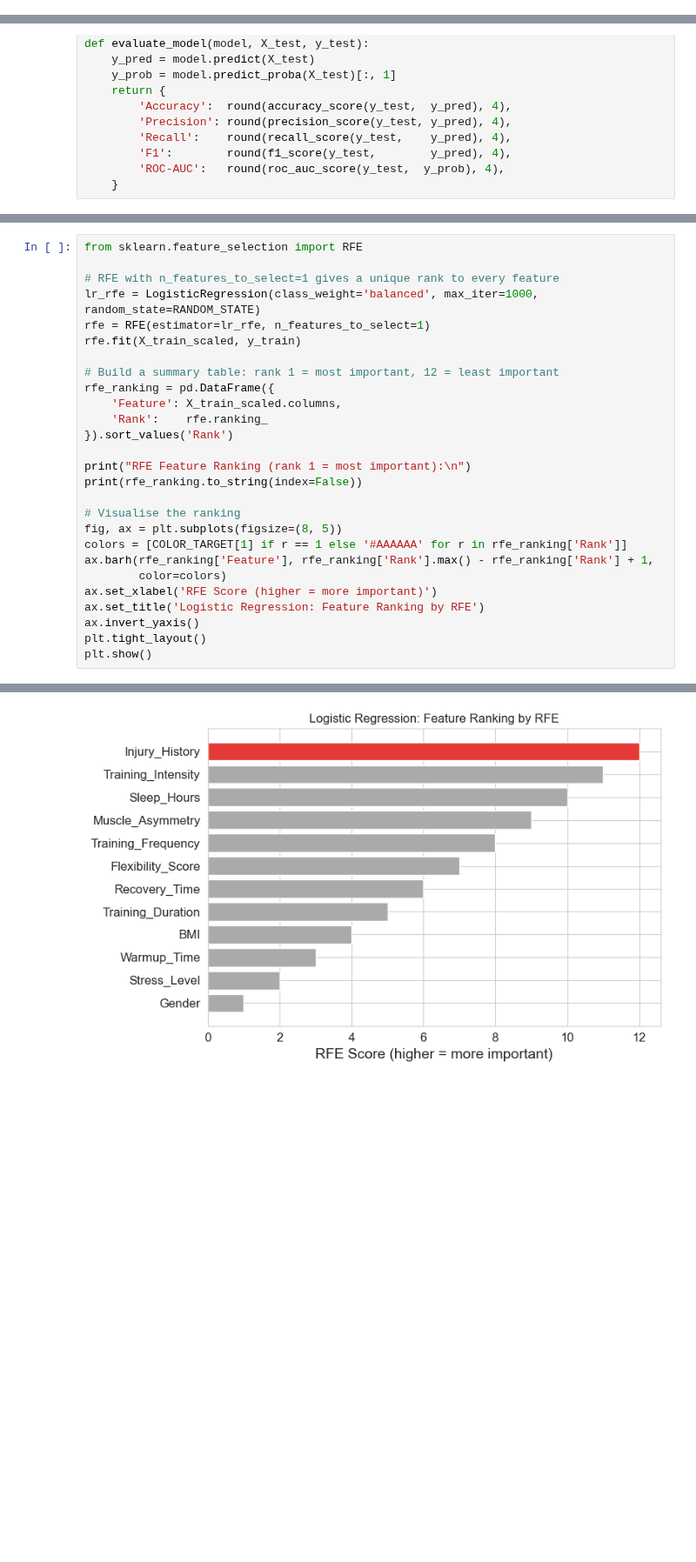
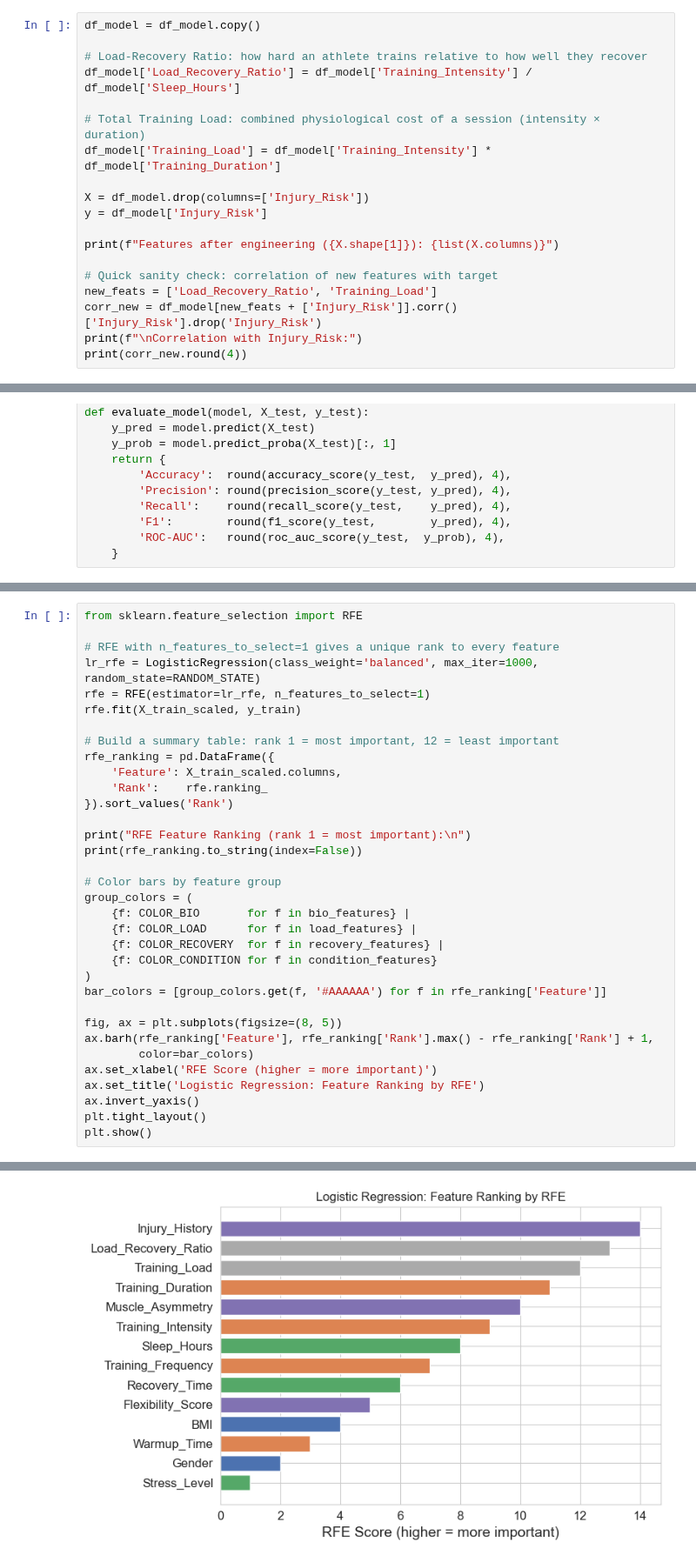
Before and after one commit to letti70033/ML-Athlete-Injury-Risk-Prediction, a Jupyter notebook: notebooks/injury_risk_model.ipynb, the cells around one changed output, grey strips where cells are left out. Shown at 87% size. Saved outputs shown, nothing was run; the diff lists cells and outputs as text; blank space fills up the shorter version.

```diff
--- a/notebooks/injury_risk_model.ipynb
+++ b/notebooks/injury_risk_model.ipynb
@@ -536,0 +553,19 @@ Target: Injury_Risk, shape: (600,)
+# %%
+df_model = df_model.copy()
+
+# Load-Recovery Ratio: how hard an athlete trains relative to how well they recover
+df_model['Load_Recovery_Ratio'] = df_model['Training_Intensity'] / df_model['Sleep_Hours']
+
+# Total Training Load: combined physiological cost of a session (intensity × duration)
+df_model['Training_Load'] = df_model['Training_Intensity'] * df_model['Training_Duration']
+
+X = df_model.drop(columns=['Injury_Risk'])
+y = df_model['Injury_Risk']
+
+print(f"Features after engineering ({X.shape[1]}): {list(X.columns)}")
+
+# Quick sanity check: correlation of new features with target
+new_feats = ['Load_Recovery_Ratio', 'Training_Load']
+corr_new = df_model[new_feats + ['Injury_Risk']].corr()['Injury_Risk'].drop('Injury_Risk')
+print(f"\nCorrelation with Injury_Risk:")
+print(corr_new.round(4))
@@ -647,11 +694,18 @@ rfe_ranking = pd.DataFrame({
 print("RFE Feature Ranking (rank 1 = most important):\n")
 print(rfe_ranking.to_string(index=False))
 
-# Visualise the ranking
+# Color bars by feature group
+group_colors = (
+    {f: COLOR_BIO       for f in bio_features} |
+    {f: COLOR_LOAD      for f in load_features} |
+    {f: COLOR_RECOVERY  for f in recovery_features} |
+    {f: COLOR_CONDITION for f in condition_features}
+)
+bar_colors = [group_colors.get(f, '#AAAAAA') for f in rfe_ranking['Feature']]
+
 fig, ax = plt.subplots(figsize=(8, 5))
-colors = [COLOR_TARGET[1] if r == 1 else '#AAAAAA' for r in rfe_ranking['Rank']]
 ax.barh(rfe_ranking['Feature'], rfe_ranking['Rank'].max() - rfe_ranking['Rank'] + 1,
-        color=colors)
+        color=bar_colors)
 ax.set_xlabel('RFE Score (higher = more important)')
 ax.set_title('Logistic Regression: Feature Ranking by RFE')
 ax.invert_yaxis()
@@ -676,2 +732,2 @@ Training_Frequency     5
-[figure, old version]
+[figure, new version]
 # %% [markdown]
```
Also changed, not shown: parts of 18 cells of this notebook.
